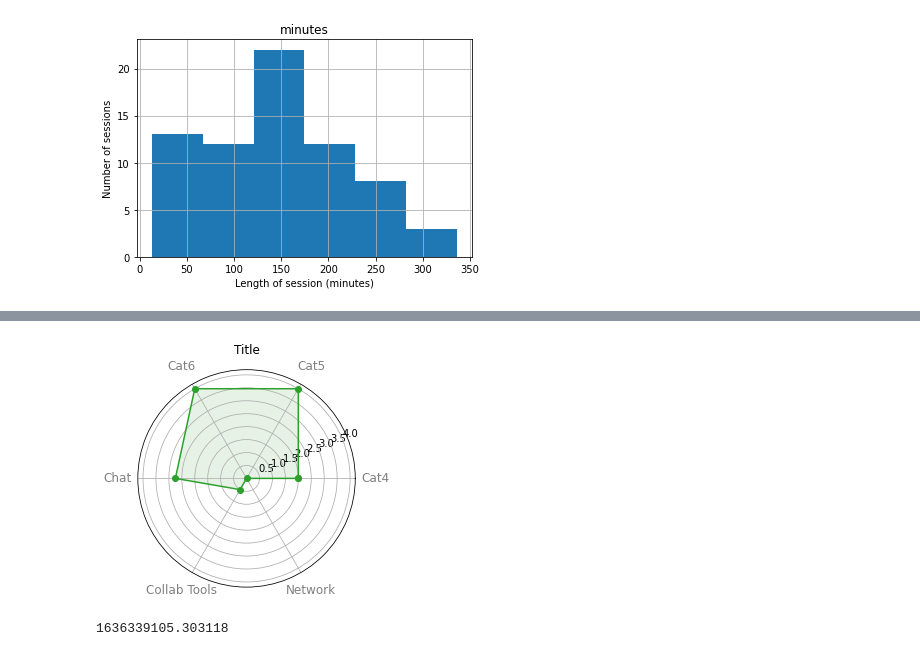
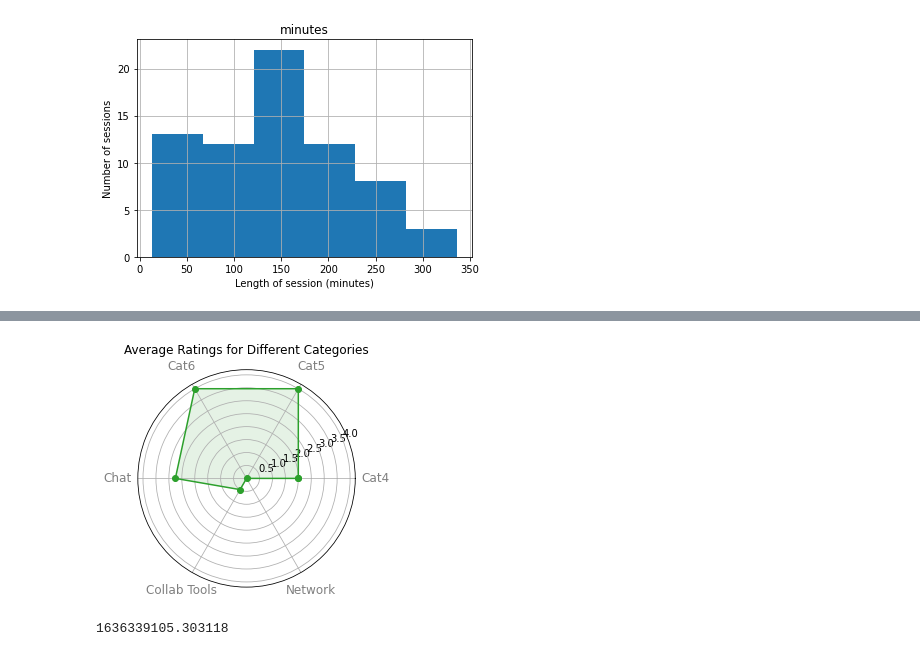
Before and after one commit to donutboy929/tictactAI, a Jupyter notebook: jupyter/visualise-a28-metrics/visualiser.ipynb, the cells around one changed output, grey strips where cells are left out. Saved outputs shown, nothing was run; the diff lists cells and outputs as text; code cells hidden in the pictures.

Commit message:
chore: fix titles and cells

```diff
--- a/jupyter/visualise-a28-metrics/visualiser.ipynb
+++ b/jupyter/visualise-a28-metrics/visualiser.ipynb
@@ -293,27 +293,27 @@ df_rating_cat_grouped
 # %%
 # df = pd.DataFrame({'Col A': ['home', 'other', 'used', 'new', 'service'],
 # 'Col B': [6.797, 3.243, 12.567, 8.985, 1.345]})
 fig = plt.figure()
 ax = fig.add_subplot(111, projection="polar")
 
 # theta has 5 different angles, and the first one repeated
 theta = np.arange(len(df_rating_cat_grouped) + 1) / float(len(df_rating_cat_grouped)) * 2 * np.pi
 # values has the 5 values from 'mean', with the first element repeated
 values = df_rating_cat_grouped['mean'].values
 values = np.append(values, values[0])
 
 # draw the polygon and the mark the points for each angle/value combination
 l1, = ax.plot(theta, values, color="C2", marker="o", label="Mean rating")
 plt.xticks(theta[:-1], df_rating_cat_grouped['rating_cat'], color='grey', size=12)
 ax.tick_params(pad=10) # to increase the distance of the labels to the plot
 # fill the area of the polygon with green and some transparency
 ax.fill(theta, values, 'green', alpha=0.1)
 
 # plt.legend() # shows the legend, using the label of the line plot (useful when there is more than 1 polygon)
-plt.title("Title")
+plt.title("Average Ratings for Different Categories")
 plt.show()
 # %% [output]
-[figure, old version]
+[figure, new version]
 # %%
 dt.datetime.now().timestamp()
 # %% [output]
```
Also changed, not shown: parts of 4 cells of this notebook.
